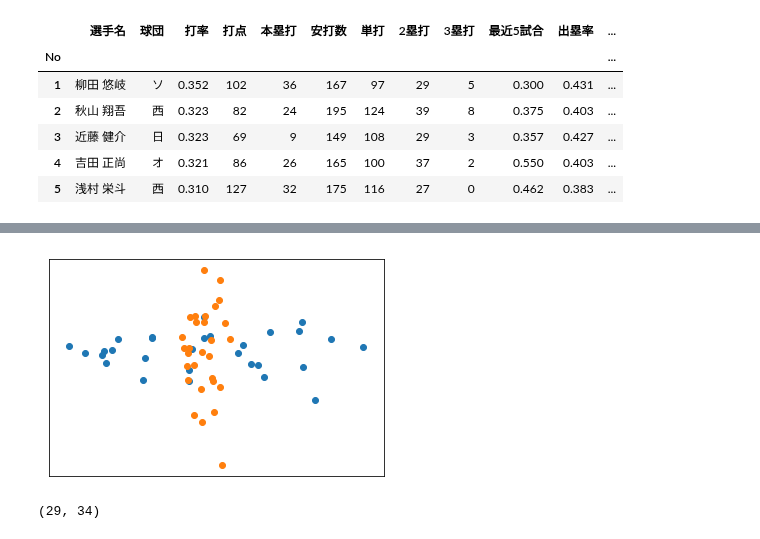
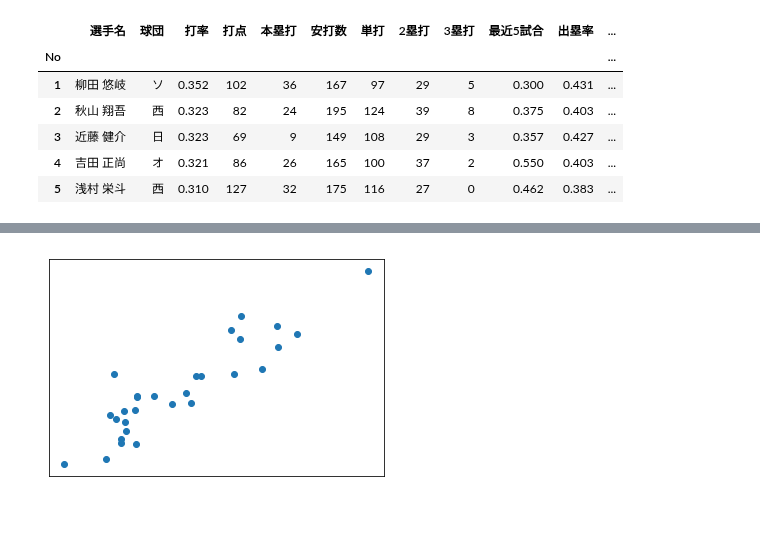
Before and after one commit to tsato-code/python_script, a Jupyter notebook: misc/plot_slide_dimension_reduction.ipynb, the cells around one changed output, grey strips where cells are left out. Cells and saved outputs as stored; diff of their text form; code cells hidden in the pictures.

```diff
--- a/misc/plot_slide_dimension_reduction.ipynb
+++ b/misc/plot_slide_dimension_reduction.ipynb
@@ -339,20 +344,15 @@ X_b = data[:,num_divide:]
 # %%
-# CCA
+# CCA (dim=1)
 from sklearn.cross_decomposition import CCA
-cca = CCA(n_components=2)
+cca = CCA(n_components=1)
 cca.fit(X_a, X_b)
 Y_a, Y_b = cca.transform(X_a, X_b)
+
+# 描画
+plt.figure()
+plt.scatter(Y_a,Y_b)
+plt.xticks([])
+plt.yticks([])
+plt.show()
+# %% [output]
+[figure, added]
-# %%
-# 描画
-plt.figure()
-plt.scatter(Y_a[:,0],Y_a[:,1])
-plt.scatter(Y_b[:,0],Y_b[:,1])
-plt.xticks([])
-plt.yticks([])
-plt.show()
-# %% [output]
-[figure, removed]
-# %%
-data.shape
-# %% [output]
-(29, 34)
```
Also changed, not shown: parts of 3 cells of this notebook.
